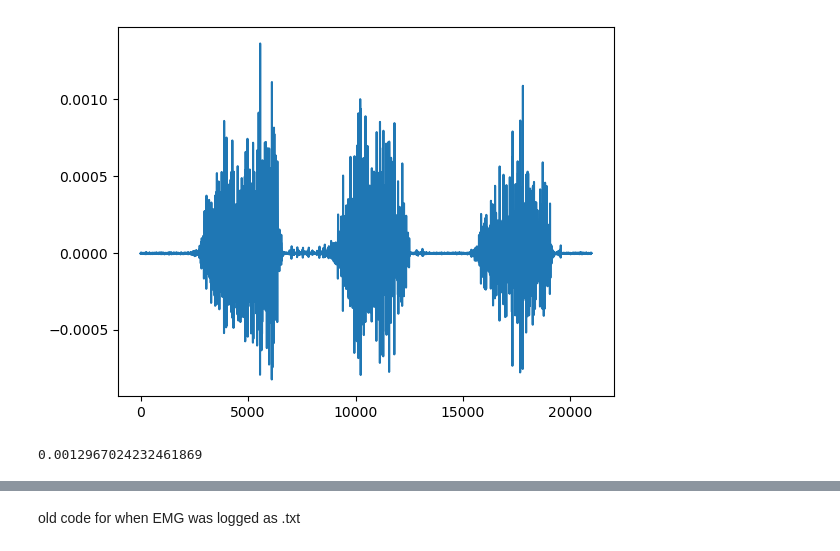
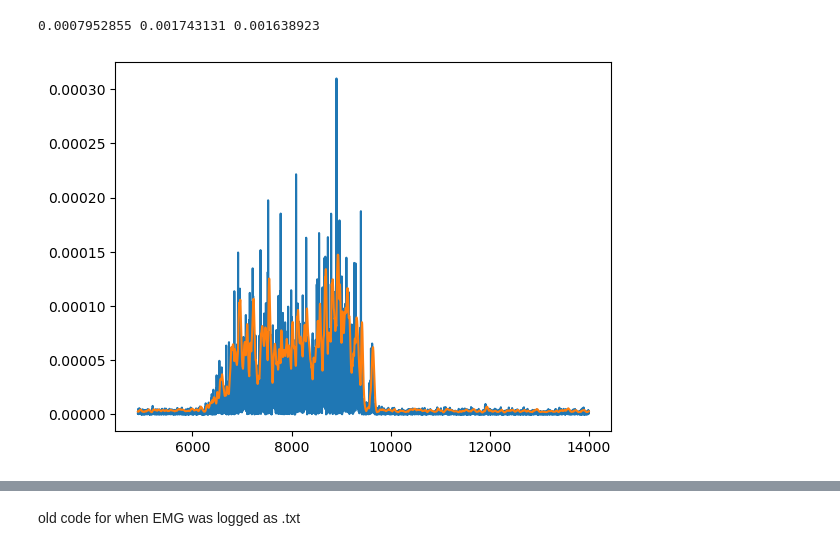
Before and after one commit to uw-herron-lab/OMNI-BIC-DEVELOPMENT, a Jupyter notebook: calibration_processing/calibration_notebook.ipynb, the cells around one changed output, grey strips where cells are left out. Saved outputs shown, nothing was run; the diff lists cells and outputs as text; code cells hidden in the pictures.

```diff
--- a/calibration_processing/calibration_notebook.ipynb
+++ b/calibration_processing/calibration_notebook.ipynb
@@ -8,10 +8,14 @@ import os
 
 from calibration import load_data, separate_ch_sig, rectify, bandpass_filter, lowpass_filter
 # %%
-file_dir = r"C:\Users\User\Desktop\Maryam_Test_Files\MTS_Test\2025 - 10 - 24\modifiedMTS" #path to the calibration file
-date_timestamp = "2025 - 10 - 24_11 - 04 - 18"
-file_name = r"\calibration\MTS_Test_RawFormattedEMGData_" +date_timestamp #name of the EMG file
+# file_dir = r"C:\Users\User\Desktop\Maryam_Test_Files\MTS_Test\2026 - 01 - 14\Calibration" #path to the calibration file
+file_dir = r"C:\Users\User\Desktop\Maryam_Test_Files\MTS_Test\2026 - 01 - 14" #path to the calibration file
+date_timestamp = "2026-01-14_14-43-38"
+file_name = r"\MTS_Test_FiltEMGData_2026-01-14_14-59-28" + ".csv" #name of the EMG file
+df_filt = pd.read_csv(file_dir+file_name)
+file_name = r"\MTS_Test_RawFormattedEMGData_2026-01-14_14-59-28" + ".csv" #name of the EMG file
+df_raw = pd.read_csv(file_dir+file_name)
 extension = ".csv"
 
-file_path = file_dir + file_name + extension
+# file_path = file_dir + file_name + extension
 # %%
@@ -24,14 +25,12 @@ plt.plot(df.EMG1)
 # %%
-filt_data = bandpass_filter(df.EMG1)
+filt_data = bandpass_filter(df_raw.EMG1)
 rectified = []
 
+rectified_real = []
 for i in np.arange(len(filt_data)):
-    rectified.append(rectify(filt_data))
+    rectified.append(np.abs(filt_data[i]))
 
-max_sig = []
-for ch in np.arange(16):
-    if ch == 0:
-        max_sig.append(np.max(rectified))
-    else:
-        max_sig.append(0)
+
+for i in np.arange(len(df_filt["filt signal"])):
+    rectified_real.append(np.abs(df_filt["filt signal"][i]))
 # %% [output]
@@ -50,8 +40,8 @@ plt.plot(rectified[0][0:-1000])
-# %%
-# plt.plot(df.EMG1[0:-1])
-# plt.plot(np.array(rectified)[0:-1])
-# plt.plot(filt_data[0:-200])
-plt.plot(df.EMG1[0:-200])
-plt.show()
-# %% [output]
-[figure, removed]
+# %%
+plt.plot(np.arange(4900,14000),rectified_real[4900:14000])
+# plt.plot(rectified)
+plt.plot(df_filt["env signal"][4900:14000])
+print(np.max(df_filt["env signal"]),np.max(df_filt["filt signal"]),np.max(df_raw.EMG1))
+# %% [output]
+0.0007952855 0.001743131 0.001638923
+[figure, added]
@@ -58,4 +58,5 @@ plt.show()
 # %%
-print(max_sig[0])
+print(max_sig)
+plt.plot(df.EMG1)
+plt.plot(rectified)
+plt.plot(env_data)
-# %% [output]
-0.0012967024232461869
```
Also changed, not shown: parts of 13 cells of this notebook, 6 other files.
